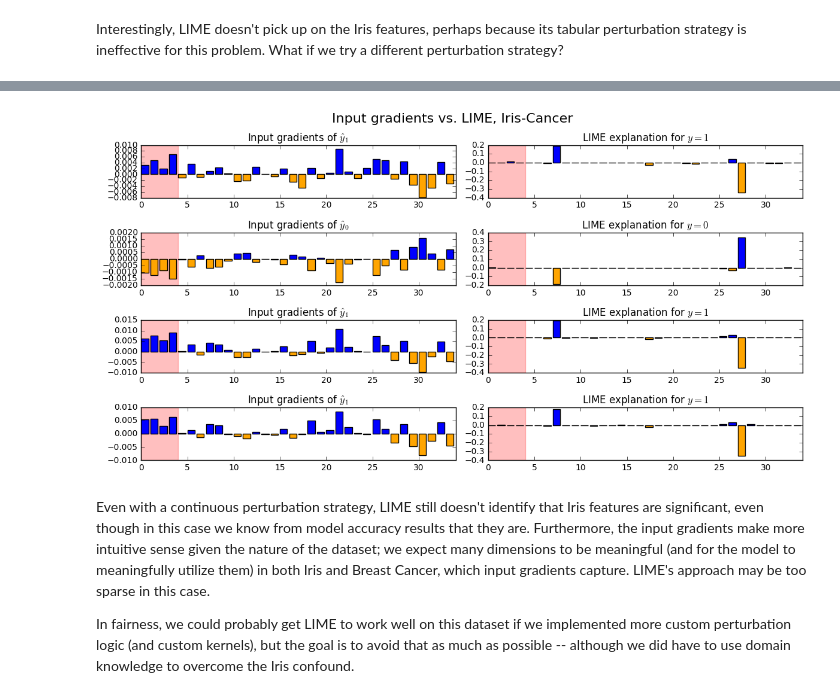
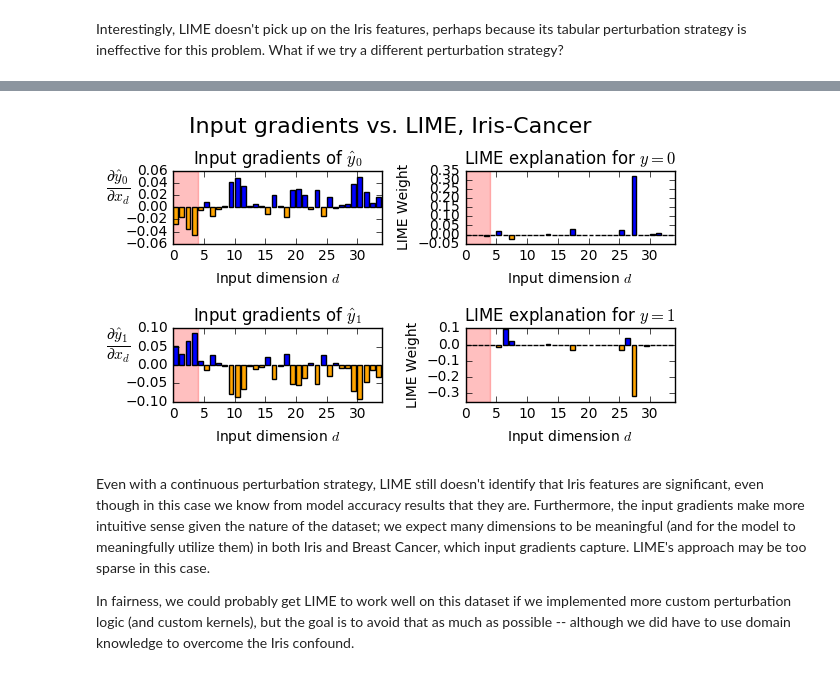
Before and after one commit to dtak/rrr, a Jupyter notebook: experiments/Iris-Cancer.ipynb, the cells around one changed output, grey strips where cells are left out. Cells and saved outputs as stored; diff of their text form; code cells hidden in the pictures.

```diff
--- a/experiments/Iris-Cancer.ipynb
+++ b/experiments/Iris-Cancer.ipynb
@@ -30,9 +30,9 @@ mlp.score(iris_Xt, iris_yt)
 # %% [output]
 0.98333333333333328
 # %%
-grads0 = mlp.input_gradients(iris_X, 0)
-grads1 = mlp.input_gradients(iris_X, 1)
-grads2 = mlp.input_gradients(iris_X, 2)
+grads0 = mlp.input_gradients(iris_X, y=0)
+grads1 = mlp.input_gradients(iris_X, y=1)
+grads2 = mlp.input_gradients(iris_X, y=2)
 gradsp = mlp.input_gradients(iris_X)
 # %%
 X0 = iris.data[np.argwhere(iris.target==0)][:,0]
@@ -85,7 +85,7 @@ noiris_Xt_accuracies = []
 noiris_iris_usages = []
 noiris_iris_tops = []
 
-for i in range(50):
+for i in range(300):
   X, Xtr, Xt, y, yt = iris_cancer.generate_dataset() # fully regenerates the dataset, random split
   A = np.zeros_like(X).astype(bool)
   A[:, :4] = True
@@ -220,23 +220,27 @@ def lime_coefs(lime_expl,y):
 # %%
 def expl_barchart(coefs):
   colors = ['blue' if coef>0 else 'orange' for coef in coefs]
   plt.axvspan(0, 4, color='red', alpha=0.25, label='Iris')
   plt.bar(range(len(coefs)), coefs, color=colors)
   plt.xlim(0,34)
 
 preds = mlp_iris.predict(X)
-with figure_grid(4,2,rowheight=1.5) as g:
+with figure_grid(4,2,rowheight=1.5, rowwidth=6) as g:
   g.fig.suptitle('Input gradients vs. LIME, Iris-Cancer', y=1.025, fontsize=16)
-  for i in [1,10,4,6]:
+  for i in [0,1]:
     g.next()
     plt.title('Input gradients of $\hat{{y}}_{{{}}}$'.format(y[i]))
     expl_barchart(grad_expls0[i] if y[i]==0 else grad_expls1[i])
+    plt.xlabel('Input dimension $d$')
+    plt.ylabel(r'$\frac{\partial \hat{y}_{'+str(y[i])+'}}{\partial x_d}$', fontsize=16, rotation='horizontal')
 
     g.next()
     plt.title('LIME explanation for $y={}$'.format(y[i]))
     expl_barchart(lime_coefs(lime_expls0[i] if y[i]==0 else lime_expls1[i], y[i]))
+    plt.xlabel('Input dimension $d$')
+    plt.ylabel('LIME Weight')
 # %% [output]
-[figure, old version]
+[figure, new version]
 # %% [markdown]
 Even with a continuous perturbation strategy, LIME still doesn't identify that Iris features are significant, even though in this case we know from model accuracy results that they are. Furthermore, the input gradients make more intuitive sense given the nature of the dataset; we expect many dimensions to be meaningful (and for the model to meaningfully utilize them) in both Iris and Breast Cancer, which input gradients capture. LIME's approach may be too sparse in this case.
 
```
Also changed, not shown: parts of 9 cells of this notebook, 3 other files.
